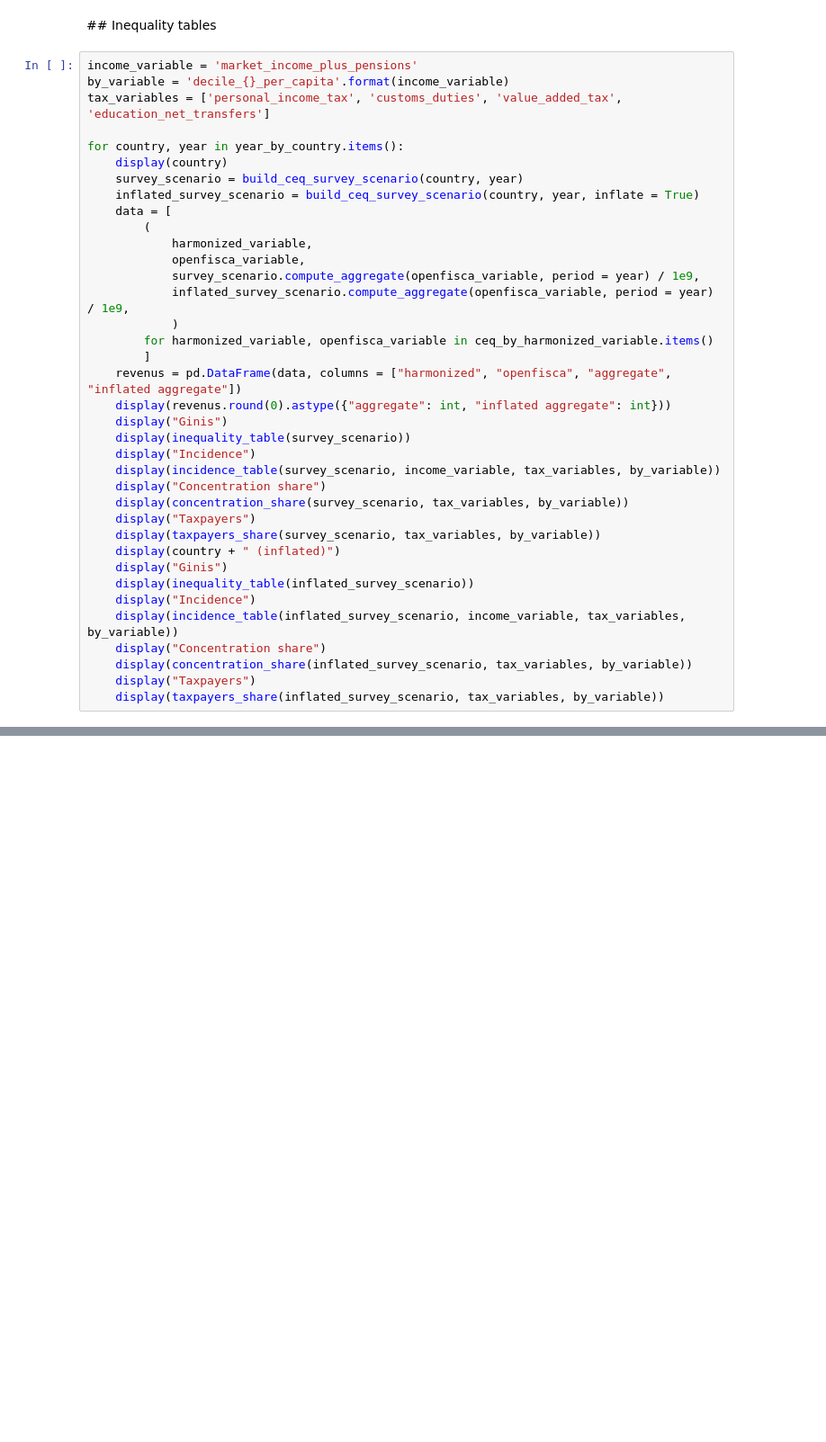
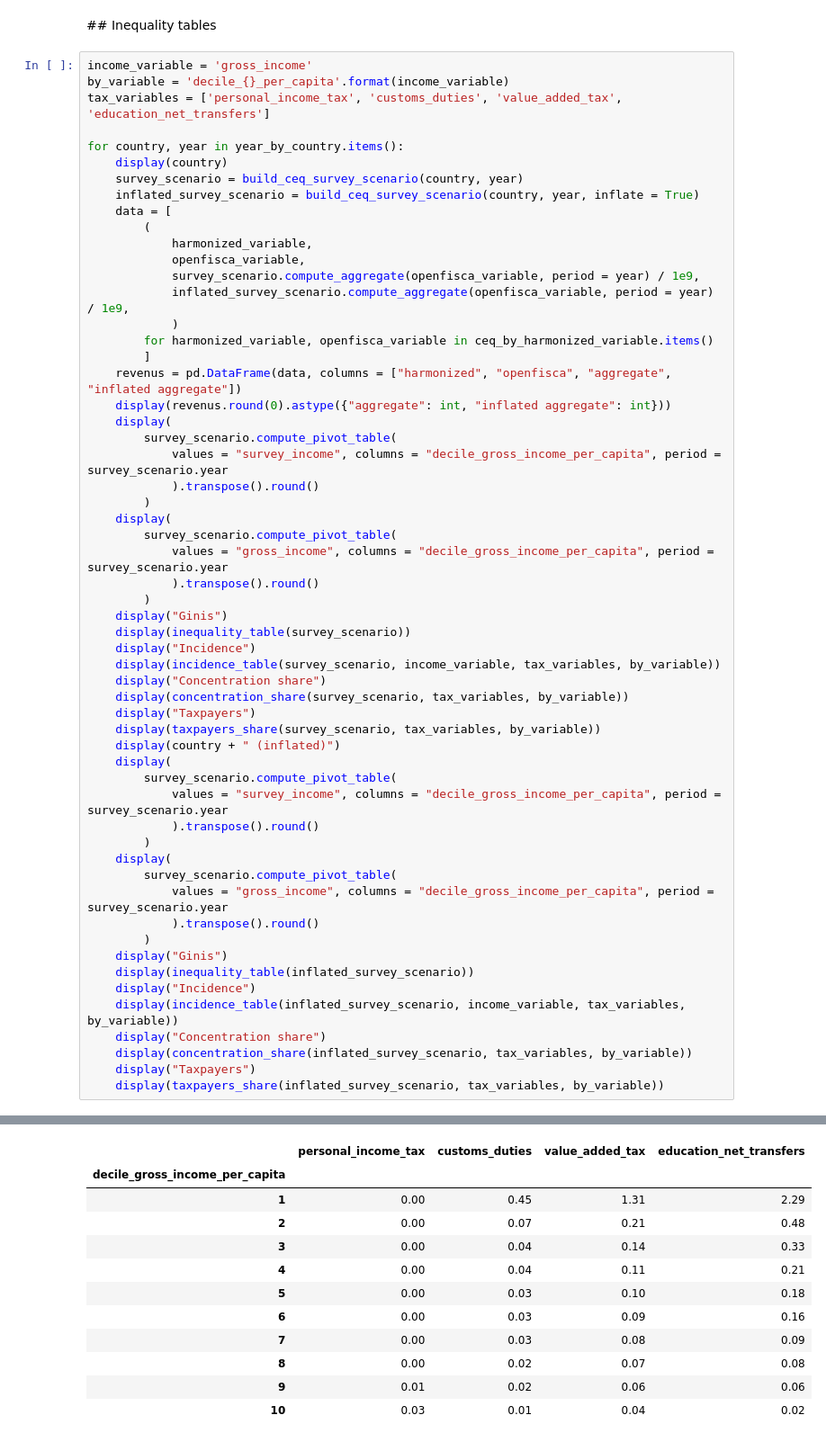
Before and after one commit to openfisca/openfisca-ceq, a Jupyter notebook: notebooks/results.ipynb, the cells around one changed output, grey strips where cells are left out. Shown at 90% size. Saved outputs shown, nothing was run; the diff lists cells and outputs as text; blank space fills up the shorter version.

Commit message:
Add survey income stats

```diff
--- a/notebooks/results.ipynb
+++ b/notebooks/results.ipynb
@@ -31,7 +31,7 @@ ceq_by_harmonized_variable['salaire_super_brut'] = 'salaire_super_brut'
 # %% [markdown]
 ## Inequality tables
 # %%
-income_variable = 'market_income_plus_pensions'
+income_variable = 'gross_income'
 by_variable = 'decile_{}_per_capita'.format(income_variable)
 tax_variables = ['personal_income_tax', 'customs_duties', 'value_added_tax', 'education_net_transfers']
 
@@ -50,6 +50,16 @@ for country, year in year_by_country.items():
         ]
     revenus = pd.DataFrame(data, columns = ["harmonized", "openfisca", "aggregate", "inflated aggregate"])
     display(revenus.round(0).astype({"aggregate": int, "inflated aggregate": int}))
+    display(
+        survey_scenario.compute_pivot_table(
+            values = "survey_income", columns = "decile_gross_income_per_capita", period = survey_scenario.year
+            ).transpose().round()
+        )
+    display(
+        survey_scenario.compute_pivot_table(
+            values = "gross_income", columns = "decile_gross_income_per_capita", period = survey_scenario.year
+            ).transpose().round()
+        )
     display("Ginis")
     display(inequality_table(survey_scenario))
     display("Incidence")
@@ -59,6 +69,16 @@ for country, year in year_by_country.items():
     display("Taxpayers")
     display(taxpayers_share(survey_scenario, tax_variables, by_variable))
     display(country + " (inflated)")
+    display(
+        survey_scenario.compute_pivot_table(
+            values = "survey_income", columns = "decile_gross_income_per_capita", period = survey_scenario.year
+            ).transpose().round()
+        )
+    display(
+        survey_scenario.compute_pivot_table(
+            values = "gross_income", columns = "decile_gross_income_per_capita", period = survey_scenario.year
+            ).transpose().round()
+        )
     display("Ginis")
     display(inequality_table(inflated_survey_scenario))
     display("Incidence")
@@ -117 +149,13 @@ the string values returned are correct.
+|  | personal_income_tax | customs_duties | value_added_tax | education_net_transfers |
+| decile_gross_income_per_capita |  |  |  |  |
+| 1 | 0.00 | 0.45 | 1.31 | 2.29 |
+| 2 | 0.00 | 0.07 | 0.21 | 0.48 |
+| 3 | 0.00 | 0.04 | 0.14 | 0.33 |
+| 4 | 0.00 | 0.04 | 0.11 | 0.21 |
+| 5 | 0.00 | 0.03 | 0.10 | 0.18 |
+| 6 | 0.00 | 0.03 | 0.09 | 0.16 |
+| 7 | 0.00 | 0.03 | 0.08 | 0.09 |
+| 8 | 0.00 | 0.02 | 0.07 | 0.08 |
+| 9 | 0.01 | 0.02 | 0.06 | 0.06 |
+| 10 | 0.03 | 0.01 | 0.04 | 0.02 |
 'Concentration share'
```
Also changed, not shown: parts of 3 cells of this notebook, 3 other files.
